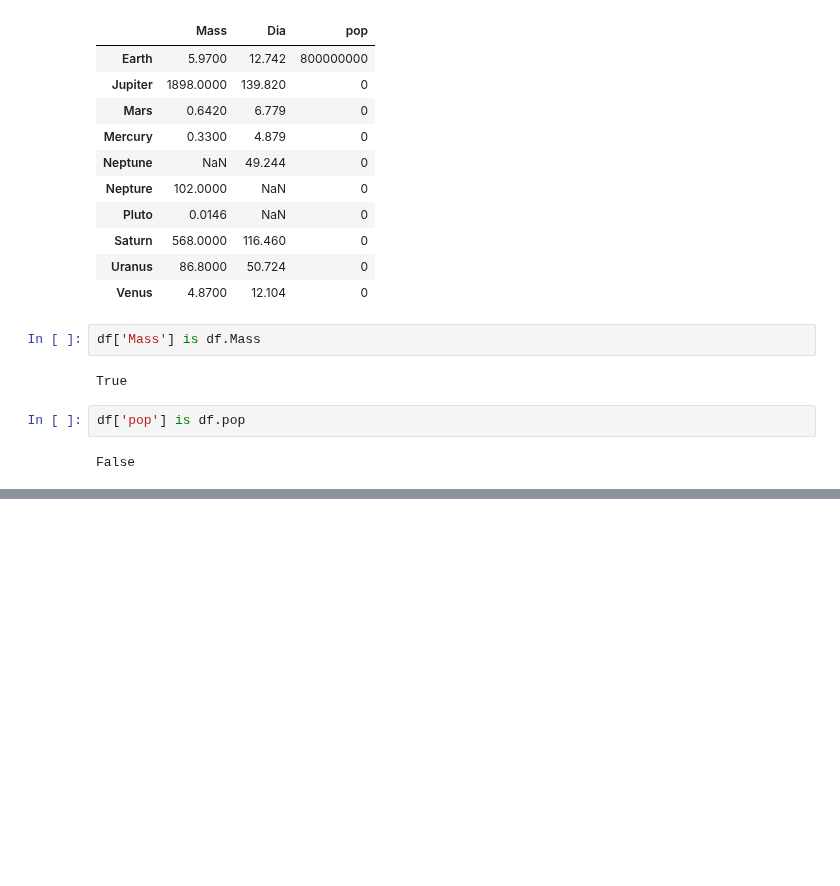
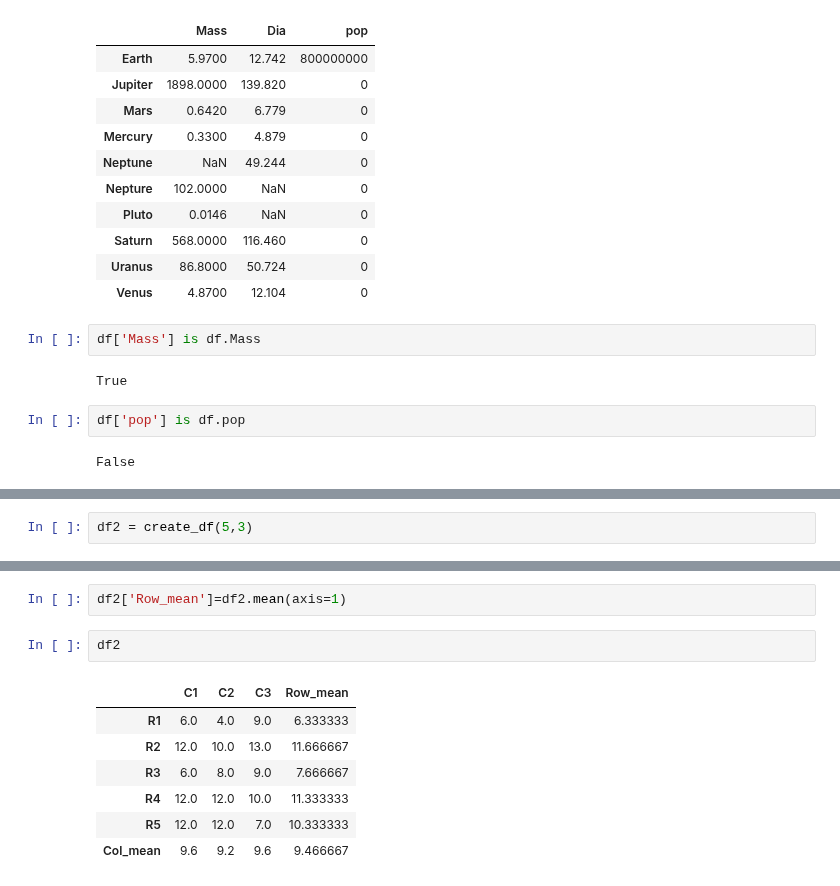
Before and after one commit to ajayks1974/learn_tools_tech, a Jupyter notebook: fds/fds_wk10_pandas.ipynb, the cells around one changed output, grey strips where cells are left out. Saved outputs shown, nothing was run; the diff lists cells and outputs as text; blank space fills up the shorter version.

```diff
--- a/fds/fds_wk10_pandas.ipynb
+++ b/fds/fds_wk10_pandas.ipynb
@@ -250,0 +301,2 @@ def create_mean_row(df):
+# %%
+df2 = create_df(5,3)
@@ -250,0 +341,12 @@ def create_mean_row(df):
+# %%
+df2['Row_mean']=df2.mean(axis=1)
+# %%
+df2
+# %% [output]
+|  | C1 | C2 | C3 | Row_mean |
+| R1 | 6.0 | 4.0 | 9.0 | 6.333333 |
+| R2 | 12.0 | 10.0 | 13.0 | 11.666667 |
+| R3 | 6.0 | 8.0 | 9.0 | 7.666667 |
+| R4 | 12.0 | 12.0 | 10.0 | 11.333333 |
+| R5 | 12.0 | 12.0 | 7.0 | 10.333333 |
+| Col_mean | 9.6 | 9.2 | 9.6 | 9.466667 |
```
Also changed, not shown: parts of 44 cells of this notebook.
